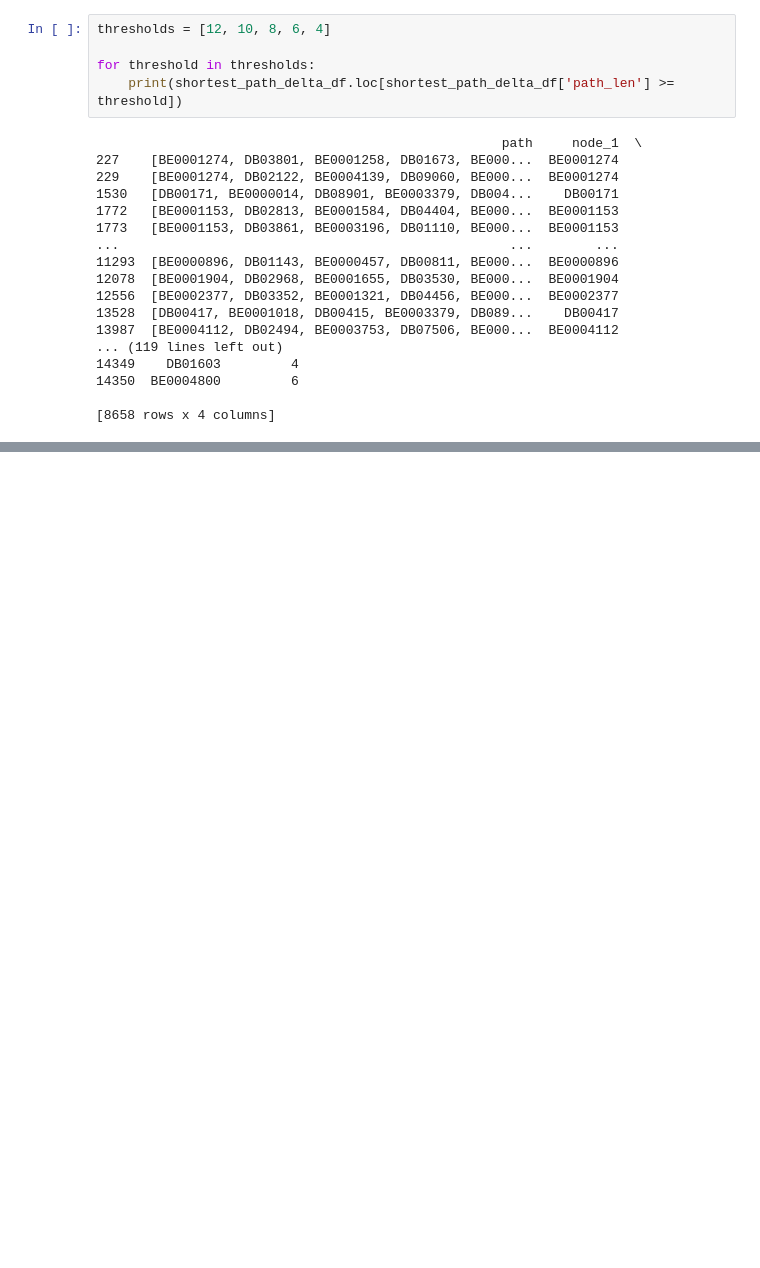
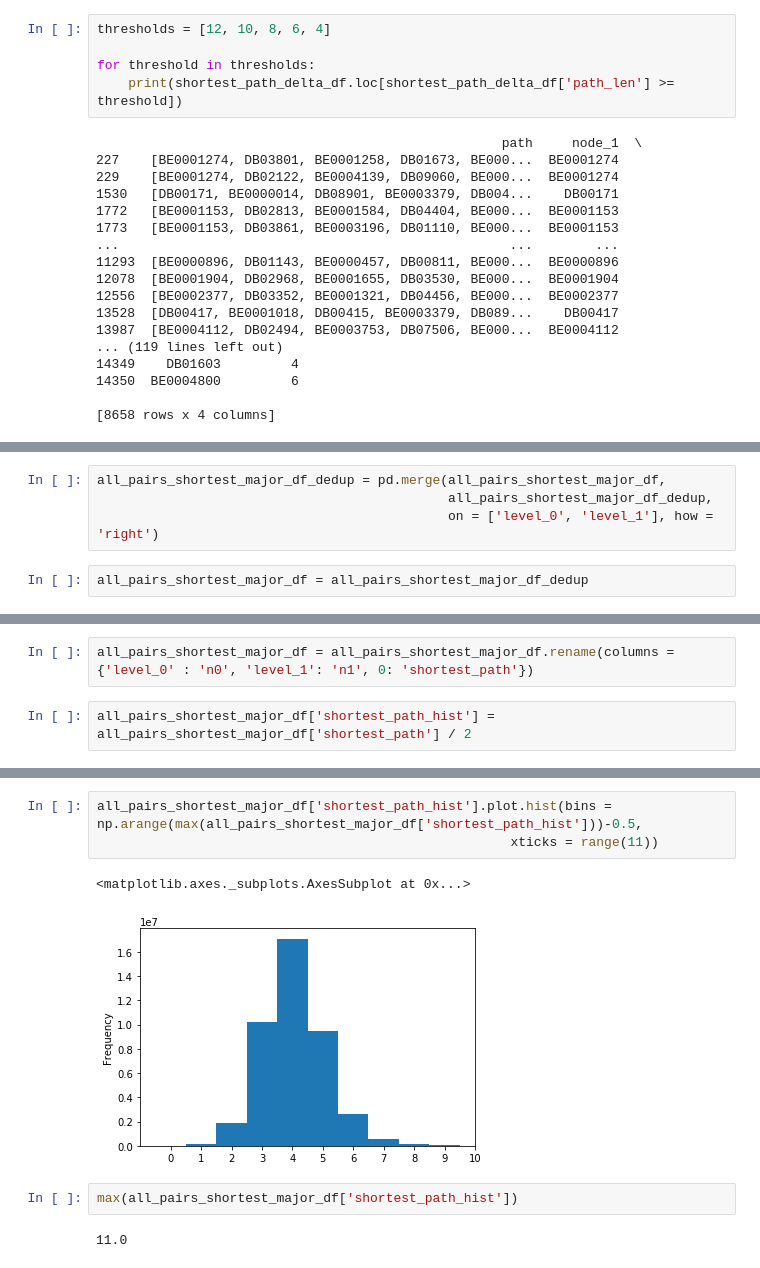
Before and after one commit to fhooton/DeepDrugRepurposer, a Jupyter notebook: Network Investigation.ipynb, the cells around one changed output, grey strips where cells are left out. Cells and saved outputs as stored; diff of their text form; blank space fills up the shorter version.

```diff
--- a/Network Investigation.ipynb
+++ b/Network Investigation.ipynb
@@ -306,0 +387,6 @@ for threshold in thresholds:
+# %%
+all_pairs_shortest_major_df_dedup = pd.merge(all_pairs_shortest_major_df,
+                                             all_pairs_shortest_major_df_dedup,
+                                             on = ['level_0', 'level_1'], how = 'right')
+# %%
+all_pairs_shortest_major_df = all_pairs_shortest_major_df_dedup
@@ -306,0 +438,4 @@ for threshold in thresholds:
+# %%
+all_pairs_shortest_major_df = all_pairs_shortest_major_df.rename(columns = {'level_0' : 'n0', 'level_1': 'n1', 0: 'shortest_path'})
+# %%
+all_pairs_shortest_major_df['shortest_path_hist'] = all_pairs_shortest_major_df['shortest_path'] / 2
@@ -306,0 +457,10 @@ for threshold in thresholds:
+# %%
+all_pairs_shortest_major_df['shortest_path_hist'].plot.hist(bins = np.arange(max(all_pairs_shortest_major_df['shortest_path_hist']))-0.5,
+                                                     xticks = range(11))
+# %% [output]
+<matplotlib.axes._subplots.AxesSubplot at 0x...>
+[figure, added]
+# %%
+max(all_pairs_shortest_major_df['shortest_path_hist'])
+# %% [output]
+11.0
```
Also changed, not shown: parts of 47 cells of this notebook, 1 other file.
